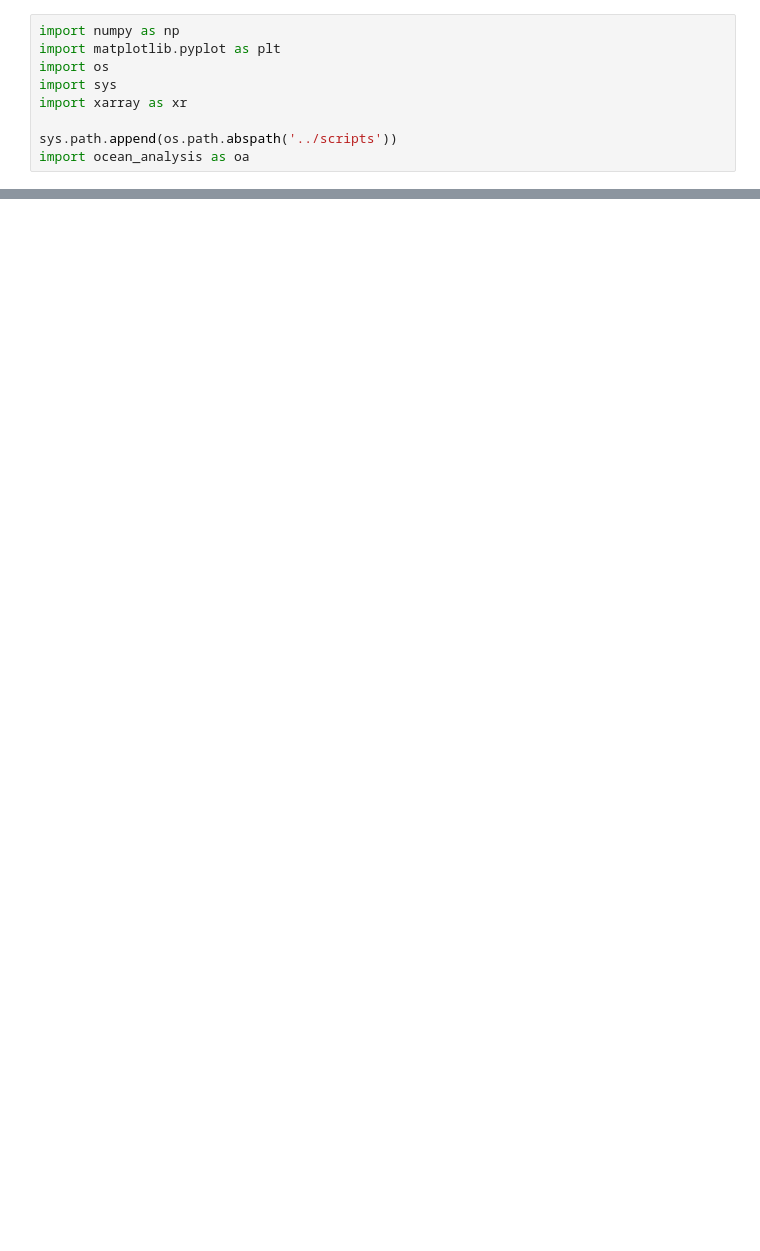
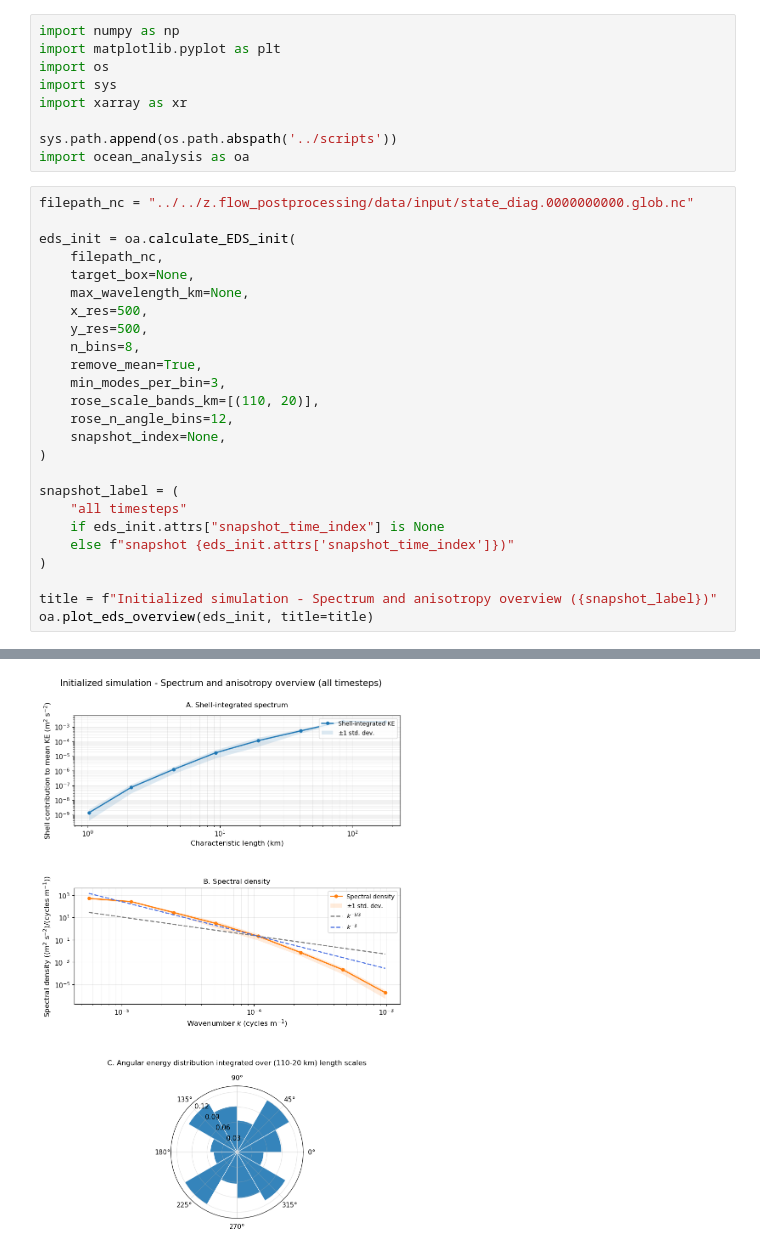
Before and after one commit to Jelle-Gortemaker/Thesis, a Jupyter notebook: OGCM/notebooks/Calculate_EDS.ipynb, the cells around one changed output, grey strips where cells are left out. Cells and saved outputs as stored; diff of their text form; blank space fills up the shorter version.

Commit message:
update-init-EDS-calculation

```diff
--- a/OGCM/notebooks/Calculate_EDS.ipynb
+++ b/OGCM/notebooks/Calculate_EDS.ipynb
@@ -7,3 +7,29 @@ import xarray as xr
 
 sys.path.append(os.path.abspath('../scripts'))
 import ocean_analysis as oa
+# %%
+filepath_nc = "../../z.flow_postprocessing/data/input/state_diag.0000000000.glob.nc"
+
+eds_init = oa.calculate_EDS_init(
+    filepath_nc,
+    target_box=None,
+    max_wavelength_km=None,
+    x_res=500,
+    y_res=500,
+    n_bins=8,
+    remove_mean=True,
+    min_modes_per_bin=3,
+    rose_scale_bands_km=[(110, 20)],
+    rose_n_angle_bins=12,
+    snapshot_index=None,
+)
+
+snapshot_label = (
+    "all timesteps"
+    if eds_init.attrs["snapshot_time_index"] is None
+    else f"snapshot {eds_init.attrs['snapshot_time_index']})"
+)
+
+title = f"Initialized simulation - Spectrum and anisotropy overview ({snapshot_label})"
+oa.plot_eds_overview(eds_init, title=title)
+# %% [output]
@@ -10,2 +53,3 @@ import ocean_analysis as oa
+[figure, added]
 # %%
 filepath = "../data/GPGP_aug2020.nc"
```
Also changed, not shown: parts of 4 cells of this notebook, 2 other files.
